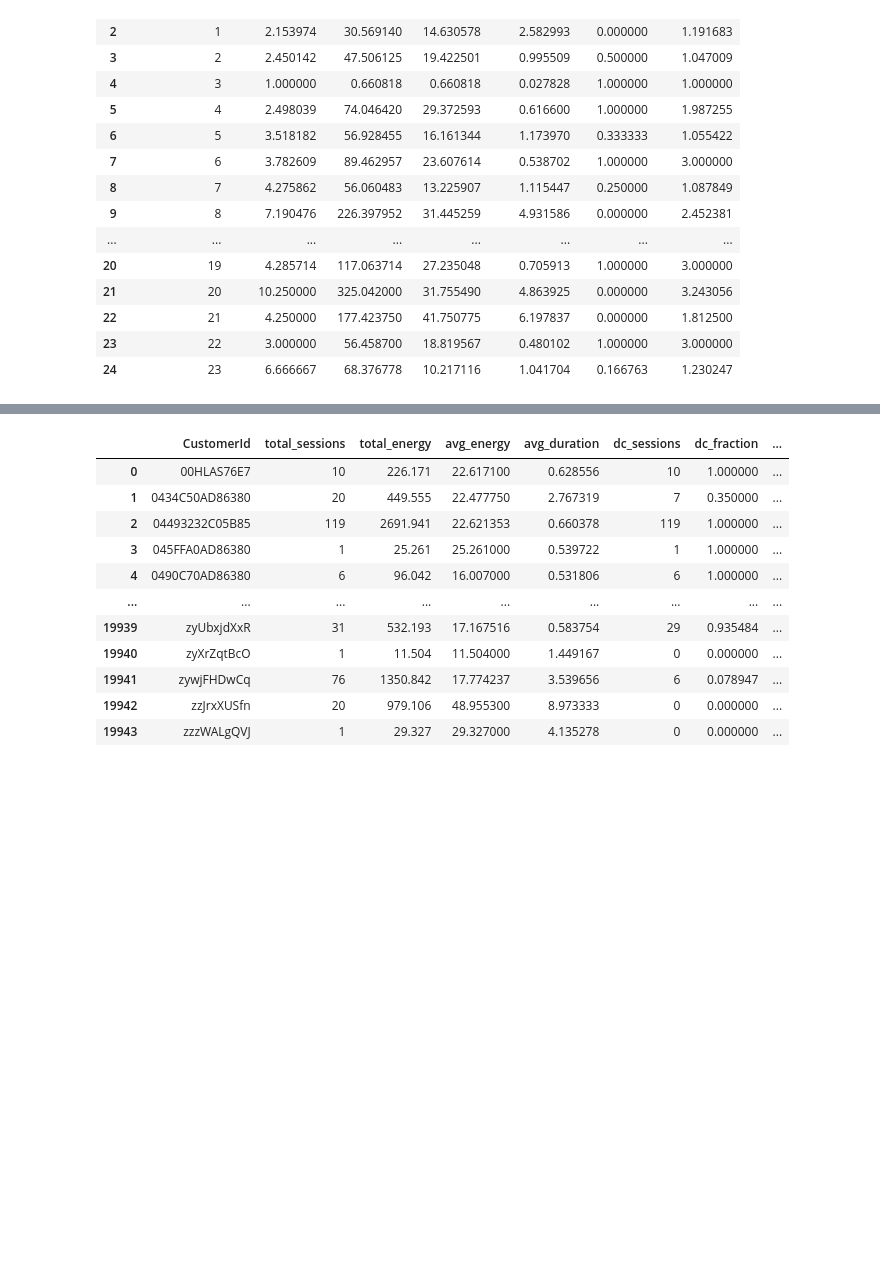
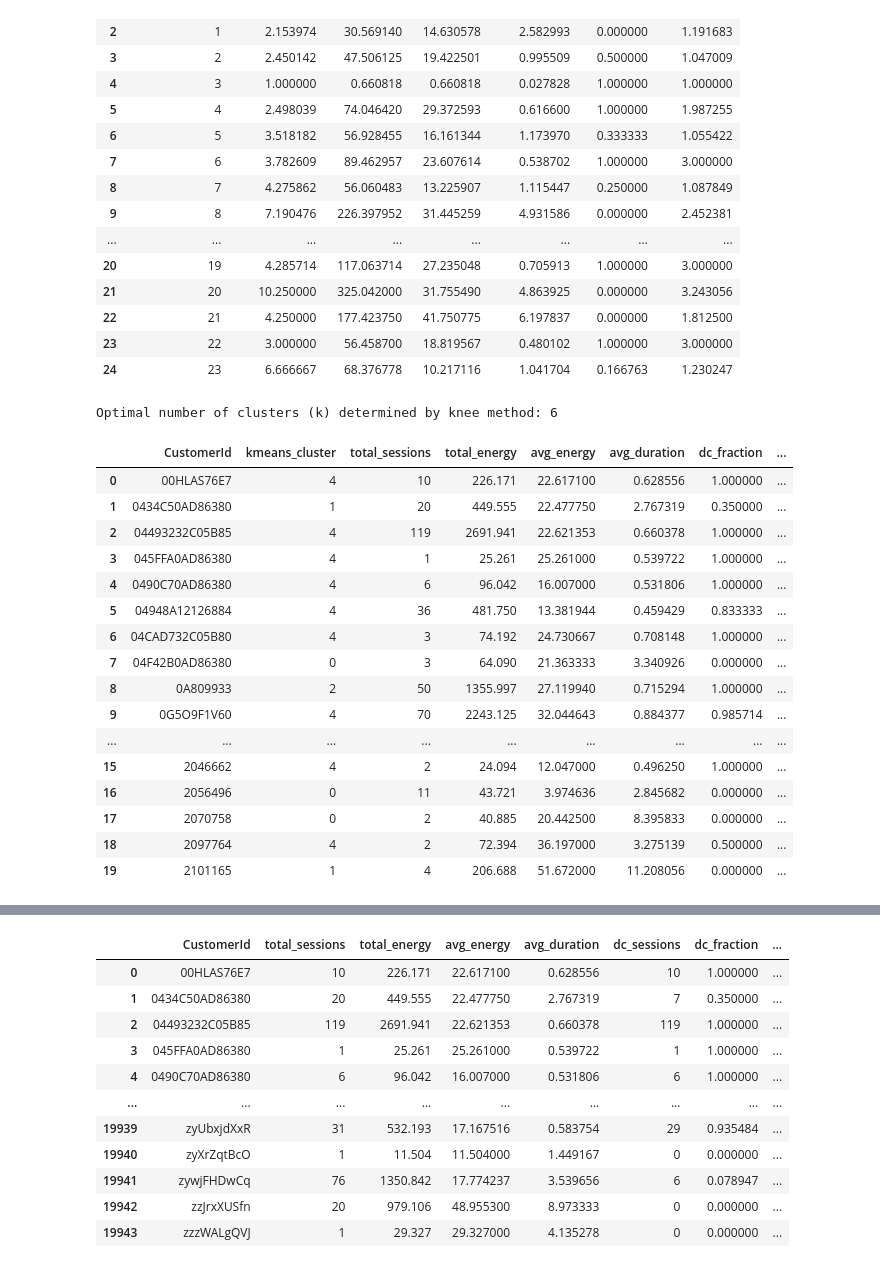
Before and after one commit to Xplore5/v2g-eda, a Jupyter notebook: Demand Response Data Preparation.ipynb, the cells around one changed output, grey strips where cells are left out. Drawn from its saved outputs; the diff is of its cells as text; code cells hidden in the pictures; blank space fills up the shorter version.

```diff
--- a/Demand Response Data Preparation.ipynb
+++ b/Demand Response Data Preparation.ipynb
@@ -89,3 +96,42 @@ cluster_summary
 | 22 | 21 | 4.250000 | 177.423750 | 41.750775 | 6.197837 | 0.000000 | 1.812500 |
 | 23 | 22 | 3.000000 | 56.458700 | 18.819567 | 0.480102 | 1.000000 | 3.000000 |
 | 24 | 23 | 6.666667 | 68.376778 | 10.217116 | 1.041704 | 0.166763 | 1.230247 |
+# %%
+from kneed import KneeLocator
+
+k_range, sse = range(1, 24), [] #DBSCAN gave 23 clusters (including noise as -1)
+
+for k in k_range:
+	kmeans = KMeans(n_clusters=k, random_state=42)
+	kmeans.fit(X_scaled)
+	sse.append(kmeans.inertia_)
+
+knee = KneeLocator(k_range, sse, curve='convex', direction='decreasing')
+optimal_k = knee.knee
+print(f"Optimal number of clusters (k) determined by knee method: {optimal_k}")
+
+#cluster with KMeans as well -- using the knee method to determine optimal k
+kmeans_clusterer = KMeans(n_clusters=optimal_k,
+						  random_state=42)
+
+user_stats['kmeans_cluster'] = kmeans_clusterer.fit_predict(X_scaled)
+user_stats[['CustomerId','kmeans_cluster']+features].head(20)
+# %% [output]
+Optimal number of clusters (k) determined by knee method: 6
+|  | CustomerId | kmeans_cluster | total_sessions | total_energy | avg_energy | avg_duration | dc_fraction | ... |
+| 0 | 00HLAS76E7 | 4 | 10 | 226.171 | 22.617100 | 0.628556 | 1.000000 | ... |
+| 1 | 0434C50AD86380 | 1 | 20 | 449.555 | 22.477750 | 2.767319 | 0.350000 | ... |
+| 2 | 04493232C05B85 | 4 | 119 | 2691.941 | 22.621353 | 0.660378 | 1.000000 | ... |
+| 3 | 045FFA0AD86380 | 4 | 1 | 25.261 | 25.261000 | 0.539722 | 1.000000 | ... |
+| 4 | 0490C70AD86380 | 4 | 6 | 96.042 | 16.007000 | 0.531806 | 1.000000 | ... |
+| 5 | 04948A12126884 | 4 | 36 | 481.750 | 13.381944 | 0.459429 | 0.833333 | ... |
+| 6 | 04CAD732C05B80 | 4 | 3 | 74.192 | 24.730667 | 0.708148 | 1.000000 | ... |
+| 7 | 04F42B0AD86380 | 0 | 3 | 64.090 | 21.363333 | 3.340926 | 0.000000 | ... |
+| 8 | 0A809933 | 2 | 50 | 1355.997 | 27.119940 | 0.715294 | 1.000000 | ... |
+| 9 | 0G5O9F1V60 | 4 | 70 | 2243.125 | 32.044643 | 0.884377 | 0.985714 | ... |
+| ... | ... | ... | ... | ... | ... | ... | ... | ... |
+| 15 | 2046662 | 4 | 2 | 24.094 | 12.047000 | 0.496250 | 1.000000 | ... |
+| 16 | 2056496 | 0 | 11 | 43.721 | 3.974636 | 2.845682 | 0.000000 | ... |
+| 17 | 2070758 | 0 | 2 | 40.885 | 20.442500 | 8.395833 | 0.000000 | ... |
+| 18 | 2097764 | 4 | 2 | 72.394 | 36.197000 | 3.275139 | 0.500000 | ... |
+| 19 | 2101165 | 1 | 4 | 206.688 | 51.672000 | 11.208056 | 0.000000 | ... |
```
Also changed, not shown: parts of 10 cells of this notebook, 1 other file.
